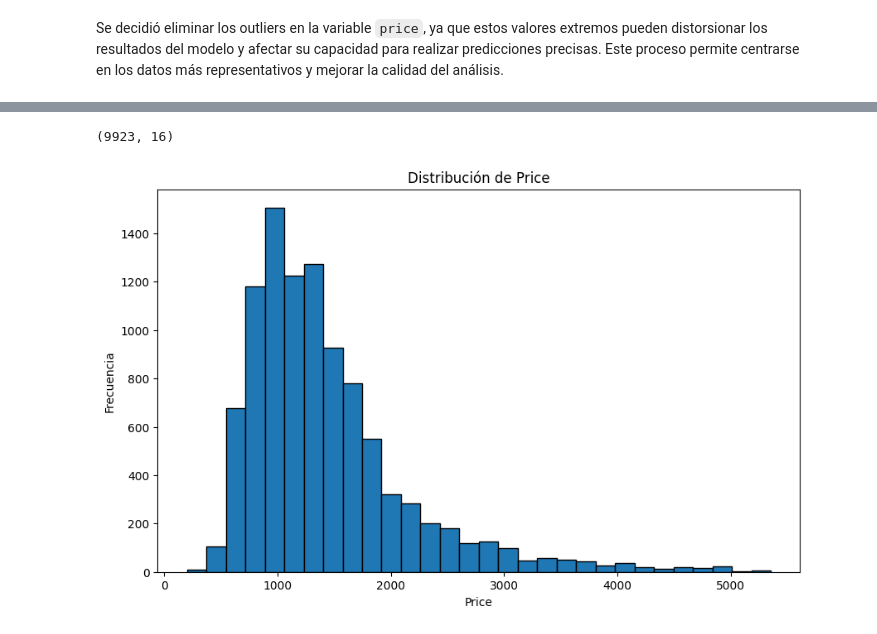
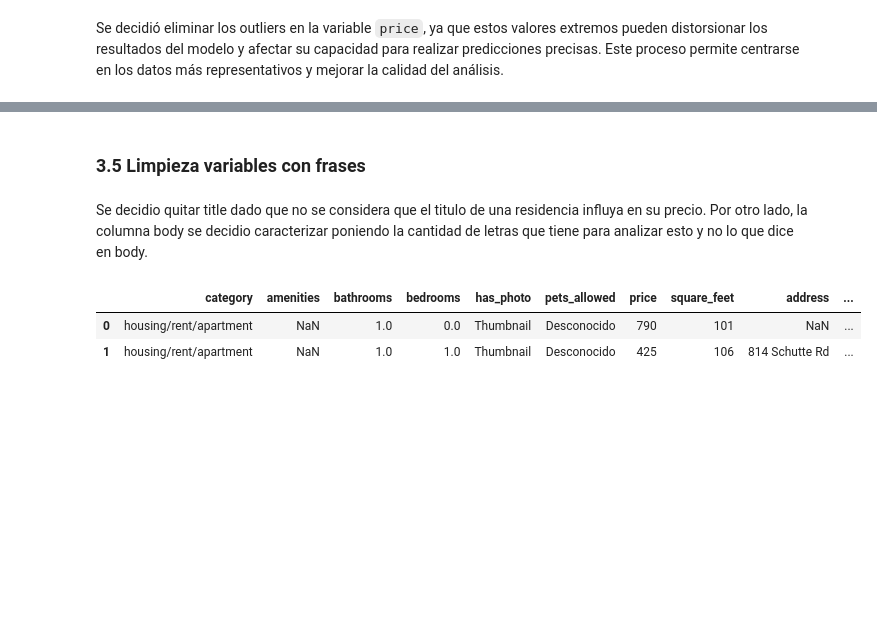
Before and after one commit to jczv24/Proyecto-1, a Jupyter notebook: Fuentes_de_analisis_y_limpieza.ipynb, the cells around one changed output, grey strips where cells are left out. Saved outputs shown, nothing was run; the diff lists cells and outputs as text; code cells hidden in the pictures; blank space fills up the shorter version.

```diff
--- a/Fuentes_de_analisis_y_limpieza.ipynb
+++ b/Fuentes_de_analisis_y_limpieza.ipynb
@@ -293,22 +306,13 @@ Name: price, dtype: float64
-# %%
-# Definir una función para eliminar outliers usando el método del rango intercuartílico (IQR)
-def eliminar_outliers(df, columna):
-    Q1 = df[columna].quantile(0.25)
-    Q3 = df[columna].quantile(0.75)
-    IQR = Q3 - Q1
-    upper_bound = Q3 + 5 * IQR
-    return df[df[columna] <= upper_bound]
-
-data_filtered_7 = eliminar_outliers(data_filtered_6, 'price')
-data_filtered_7.shape
-# %% [output]
-(9923, 16)
-# %%
-plt.figure(figsize=(10, 6))
-plt.hist(data_filtered_7['price'], bins=30, edgecolor='k')
-plt.title('Distribución de Price')
-plt.xlabel('Price')
-plt.ylabel('Frecuencia')
-plt.show()
-# %% [output]
-[figure, removed]
+# %% [markdown]
+### 3.5 Limpieza variables con frases
+# %% [markdown]
+Se decidio quitar title dado que no se considera que el titulo de una residencia influya en su precio. Por otro lado, la columna body se decidio caracterizar poniendo la cantidad de letras que tiene para analizar esto y no lo que dice en body.
+# %%
+data_filtered_7 = data_filtered_6.copy()
+data_filtered_7['Conteo body'] = [len(x) if pd.notnull(x) else 0 for x in data_filtered_7['body']]
+data_filtered_7.drop(columns=['title', 'body'], inplace=True)
+data_filtered_7.head(2)
+# %% [output]
+|  | category | amenities | bathrooms | bedrooms | has_photo | pets_allowed | price | square_feet | address | ... |
+| 0 | housing/rent/apartment | NaN | 1.0 | 0.0 | Thumbnail | Desconocido | 790 | 101 | NaN | ... |
+| 1 | housing/rent/apartment | NaN | 1.0 | 1.0 | Thumbnail | Desconocido | 425 | 106 | 814 Schutte Rd | ... |
```
Also changed, not shown: parts of 23 cells of this notebook.
